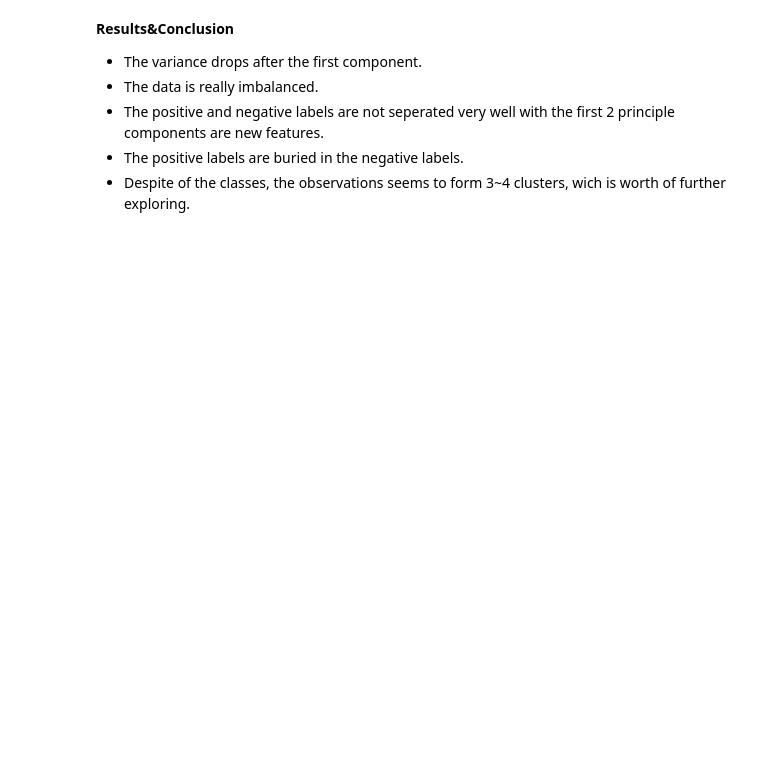
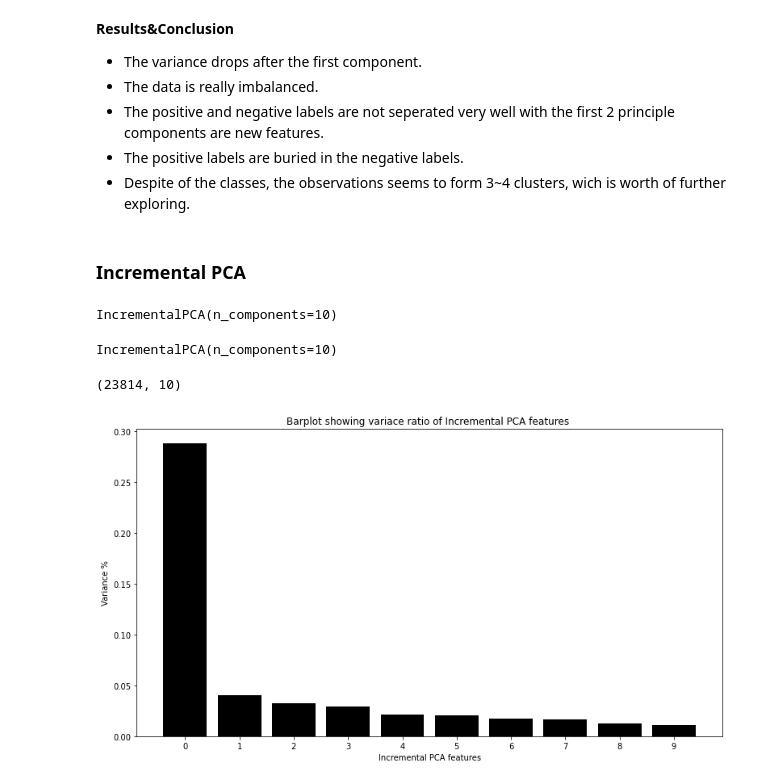
Before and after one commit to Yongliang-Shi/Mechanism-of-Action-Prediction, a Jupyter notebook: pca_to_visualize_cyclooxygenase_inhibitor.ipynb, the cells around one changed output. Saved outputs shown, nothing was run; the diff lists cells and outputs as text; code cells hidden in the pictures; blank space fills up the shorter version.

```diff
--- a/pca_to_visualize_cyclooxygenase_inhibitor.ipynb
+++ b/pca_to_visualize_cyclooxygenase_inhibitor.ipynb
@@ -221,3 +221,5 @@ plt.show()
 - The positive and negative labels are not seperated very well with the first 2 principle components are new features.
 - The positive labels are buried in the negative labels.
 - Despite of the classes, the observations seems to form 3~4 clusters, wich is worth of further exploring.
+# %% [markdown]
+### Incremental PCA
@@ -223,0 +229,36 @@ plt.show()
+# %%
+# Create the object
+
+inc_pca = IncrementalPCA(n_components=10)
+inc_pca
+# %% [output]
+IncrementalPCA(n_components=10)
+# %%
+# Fit the scaled data
+
+inc_pca = inc_pca.fit(X_scaled)
+inc_pca
+# %% [output]
+IncrementalPCA(n_components=10)
+# %%
+# Transform the scaled data
+X_inc_pca = inc_pca.transform(X_scaled)
+
+# Print the shape
+X_inc_pca.shape
+# %% [output]
+(23814, 10)
+# %%
+inc_pca_features = range(inc_pca.n_components_)
+
+plt.figure(figsize=(13,7))
+plt.xlabel('Incremental PCA features')
+plt.ylabel('Variance %')
+plt.xticks(inc_pca_features)
+plt.title('Barplot showing variace ratio of Incremental PCA features ')
+
+plt.bar(inc_pca_features, inc_pca.explained_variance_ratio_, color='black')
+
+plt.show()
+# %% [output]
+[figure, added]
```
Also changed, not shown: parts of 13 cells of this notebook.
